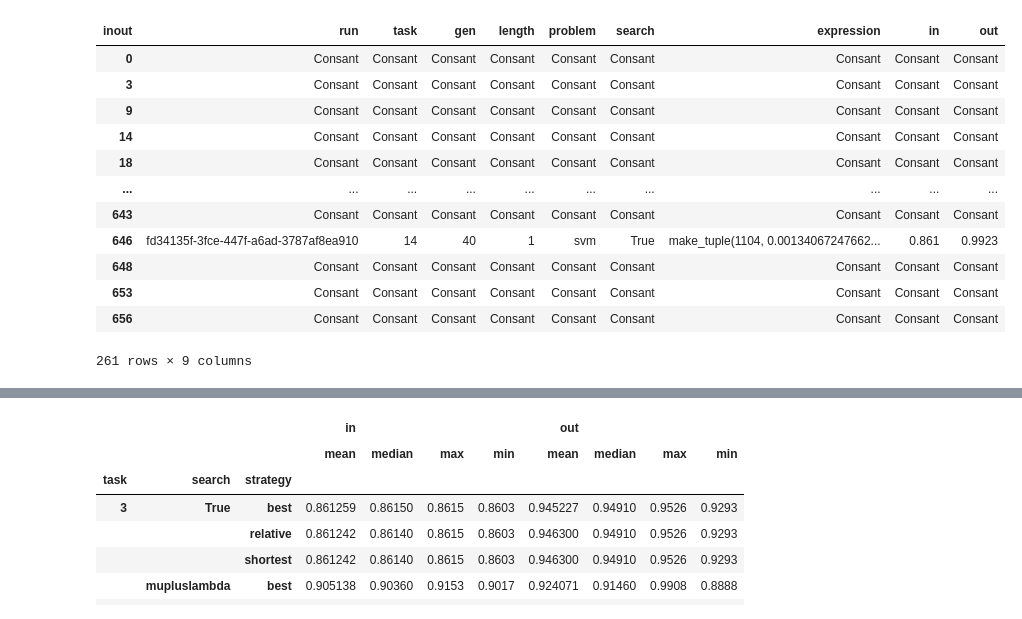
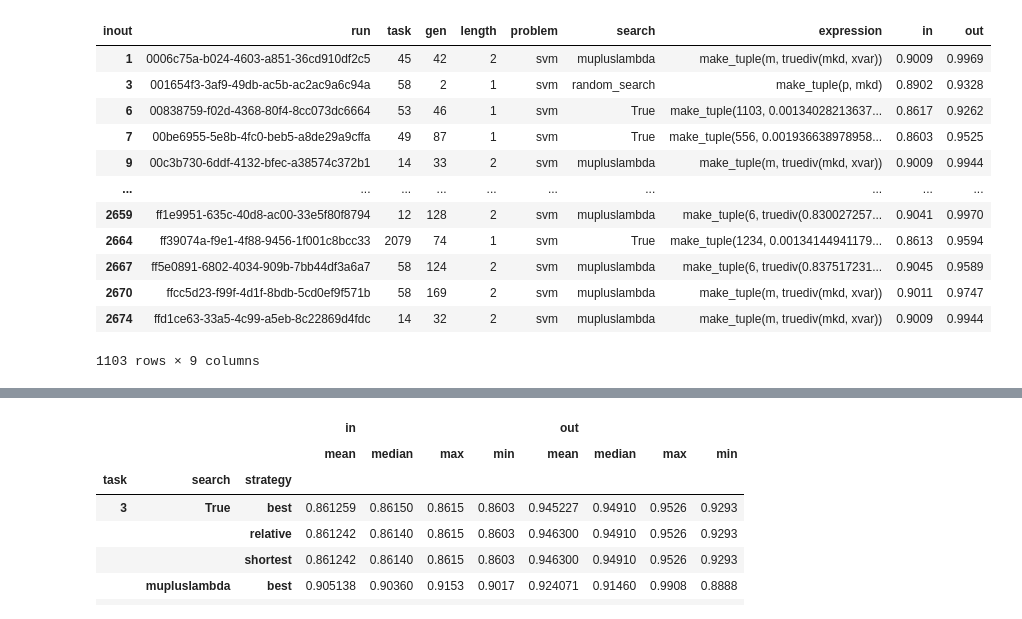
Before and after one commit to PGijsbers/symbolicdefaults, a Jupyter notebook: LogParsing-V3.ipynb, the cells around one changed output, grey strips where cells are left out. Drawn from its saved outputs; the diff is of its cells as text; code cells hidden in the pictures.

```diff
--- a/LogParsing-V3.ipynb
+++ b/LogParsing-V3.ipynb
@@ -17,9 +17,9 @@ class Runlog:
 
     @property
     def data(self):
-        df = read_run_logs(problem=self.problem, search=self.searches[0], target="new_evaluations")
+        df = read_run_logs(problem=self.problem, search=self.searches[0], target="evaluations")
         for search in self.searches[1:]:
-            df = df.append(read_run_logs(problem=self.problem, search=search, target="new_evaluations"))
+            df = df.append(read_run_logs(problem=self.problem, search=search, target="evaluations"))
         return df
 
     def pick_final_expression(self, method = "best", **kwargs):
@@ -32,7 +32,6 @@ class Runlog:
         df = df[df.endresult]
         df = df.pivot_table(index=["run", "task", "gen", "length", "problem", "search", "expression"], columns="inout", values="score")
         df = df.reset_index()
-        #import pdb; pdb.set_trace()
         if method == "shortest":
             out = df[df.groupby("run")['length'].transform(min) == df['length']]
         elif method == "relative":
@@ -52,6 +51,7 @@ class Runlog:
         df.drop_duplicates(inplace=True)
         return(df)
 
+
 def pick_relative(x, eps=0.01, max_steps=1):
     """
     Pick by relative improvement;
@@ -68,47 +68,40 @@ def pick_relative(x, eps=0.01, max_steps=1):
         if rw['in'] - score < eps:
             continue  # not enough increase
         use_ix, length, score = ix, rw['length'], rw['in']
-#     x['relative_improvement'] = x['in'] - x['in'].shift(1, fill_value=0)
-#     for ix, rw in x.iterrows():
-#         if (rw['relative_improvement'] > eps):
-#             use_ix = ix
-#         else:
-#             break
     return use_ix
 
 def read_run_logs(problem:str, search: str, target: str):
     """
     Read all log-files for a given problem x search combination
     """
-    log_dir = f"svm_results/{problem}_{search}/"
+    log_dir = f"runs/results/{problem}_{search}/"
     dirs = [os.path.join(log_dir, f) for f in os.listdir(log_dir)]
     df = pd.read_csv(f"{dirs[0]}/{target}.csv", sep=";",nrows=0)
     for dir in dirs:
         df = df.append(pd.read_csv(f"{dir}/{target}.csv", sep=";"))
     df['problem'] = problem
     df['search'] = search
-    df['search']
     return df
 # %%
 benchmarks = ["sklearn_default", "mlr_default", "symbolic_best"]
 log = Runlog('svm',  ["mupluslambda", "random_search", "True"], benchmarks=benchmarks)
 
 df = log.pick_final_expression('relative')
-df.where(df["search"] == "True", "Consant")
+df
 # %% [output]
 | inout | run | task | gen | length | problem | search | expression | in | out |
-| 0 | Consant | Consant | Consant | Consant | Consant | Consant | Consant | Consant | Consant |
-| 3 | Consant | Consant | Consant | Consant | Consant | Consant | Consant | Consant | Consant |
-| 9 | Consant | Consant | Consant | Consant | Consant | Consant | Consant | Consant | Consant |
-| 14 | Consant | Consant | Consant | Consant | Consant | Consant | Consant | Consant | Consant |
-| 18 | Consant | Consant | Consant | Consant | Consant | Consant | Consant | Consant | Consant |
+| 1 | 0006c75a-b024-4603-a851-36cd910df2c5 | 45 | 42 | 2 | svm | mupluslambda | make_tuple(m, truediv(mkd, xvar)) | 0.9009 | 0.9969 |
+| 3 | 001654f3-3af9-49db-ac5b-ac2ac9a6c94a | 58 | 2 | 1 | svm | random_search | make_tuple(p, mkd) | 0.8902 | 0.9328 |
+| 6 | 00838759-f02d-4368-80f4-8cc073dc6664 | 53 | 46 | 1 | svm | True | make_tuple(1103, 0.00134028213637... | 0.8617 | 0.9262 |
+| 7 | 00be6955-5e8b-4fc0-beb5-a8de29a9cffa | 49 | 87 | 1 | svm | True | make_tuple(556, 0.001936638978958... | 0.8603 | 0.9525 |
+| 9 | 00c3b730-6ddf-4132-bfec-a38574c372b1 | 14 | 33 | 2 | svm | mupluslambda | make_tuple(m, truediv(mkd, xvar)) | 0.9009 | 0.9944 |
 | ... | ... | ... | ... | ... | ... | ... | ... | ... | ... |
-| 643 | Consant | Consant | Consant | Consant | Consant | Consant | Consant | Consant | Consant |
-| 646 | fd34135f-3fce-447f-a6ad-3787af8ea910 | 14 | 40 | 1 | svm | True | make_tuple(1104, 0.00134067247662... | 0.861 | 0.9923 |
-| 648 | Consant | Consant | Consant | Consant | Consant | Consant | Consant | Consant | Consant |
-| 653 | Consant | Consant | Consant | Consant | Consant | Consant | Consant | Consant | Consant |
-| 656 | Consant | Consant | Consant | Consant | Consant | Consant | Consant | Consant | Consant |
+| 2659 | ff1e9951-635c-40d8-ac00-33e5f80f8794 | 12 | 128 | 2 | svm | mupluslambda | make_tuple(6, truediv(0.830027257... | 0.9041 | 0.9970 |
+| 2664 | ff39074a-f9e1-4f88-9456-1f001c8bcc33 | 2079 | 74 | 1 | svm | True | make_tuple(1234, 0.00134144941179... | 0.8613 | 0.9594 |
+| 2667 | ff5e0891-6802-4034-909b-7bb44df3a6a7 | 58 | 124 | 2 | svm | mupluslambda | make_tuple(6, truediv(0.837517231... | 0.9045 | 0.9589 |
+| 2670 | ffcc5d23-f99f-4d1f-8bdb-5cd0ef9f571b | 58 | 169 | 2 | svm | mupluslambda | make_tuple(m, truediv(mkd, xvar)) | 0.9011 | 0.9747 |
+| 2674 | ffd1ce63-33a5-4c99-a5eb-8c22869d4fdc | 14 | 32 | 2 | svm | mupluslambda | make_tuple(m, truediv(mkd, xvar)) | 0.9009 | 0.9944 |
-261 rows × 9 columns
+1103 rows × 9 columns
 # %%
 # Final expression and Benchmark performances
 cols = ["task", "problem", "search", "in", "out"]
```
Also changed, not shown: parts of 2 cells of this notebook.
